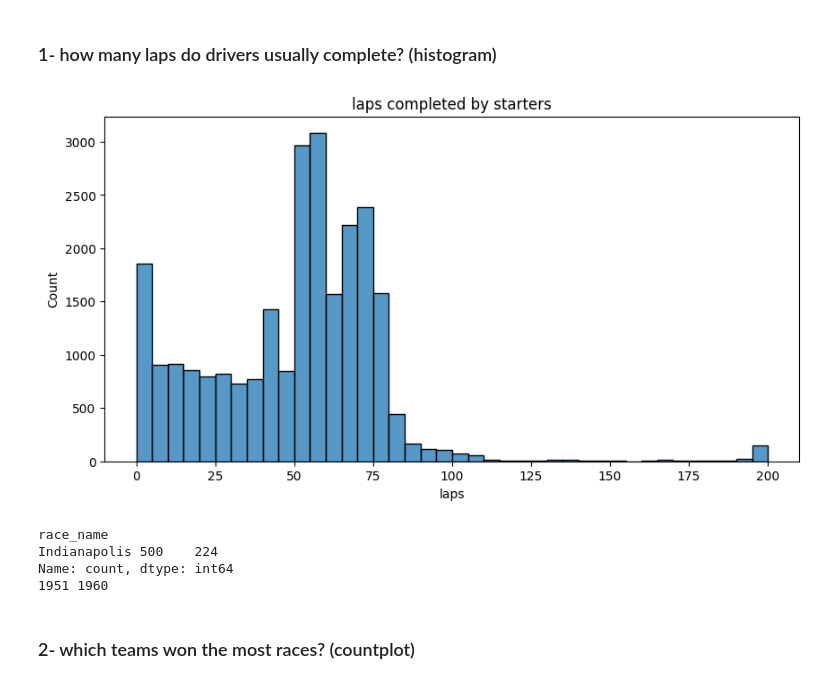
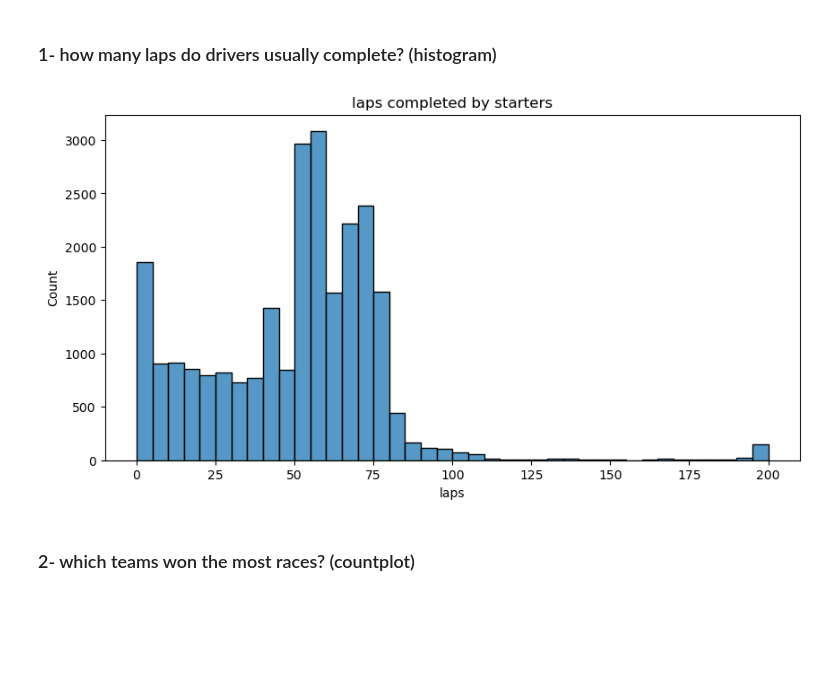
Before and after one commit to Majed-Codes/f1-eda-dashboard, a Jupyter notebook: notebook/f1_eda.ipynb, the cells around one changed output. Cells and saved outputs as stored; diff of their text form; code cells hidden in the pictures; blank space fills up the shorter version.

```diff
--- a/notebook/f1_eda.ipynb
+++ b/notebook/f1_eda.ipynb
@@ -253,5 +202,0 @@ Name: count, dtype: int64
-# %%
-print(df['year'].min(), df['year'].max())
-df=df[(df['year']>=1950)&(df['year']<=2024)]
-df.shape
-# the data already ends in 2024 so nothing got removed
@@ -416,22 +347,11 @@ print(modern['raceId'].nunique())
 # %%
 plt.figure(figsize=(10,5))
 sns.histplot(starters['laps'], bins=40)
 plt.title('laps completed by starters')
 plt.xlabel('laps')
 plt.show()
-
-long_races=starters[starters['laps']>150]
-print(long_races['race_name'].value_counts())
-print(long_races['year'].min(), long_races['year'].max())
-# most races are 50-80 laps so most drivers are there
-# the bar at 0 is drivers who retired on the first lap
-# the ones near 200 are all the indy 500 races, from 1951 to 1960
 # %% [output]
-[figure, old version]
+[figure, new version]
-race_name
-Indianapolis 500    224
-Name: count, dtype: int64
-1951 1960
 # %% [markdown]
 ### 2- which teams won the most races? (countplot)
 # %%
```
Also changed, not shown: parts of 34 cells of this notebook.
